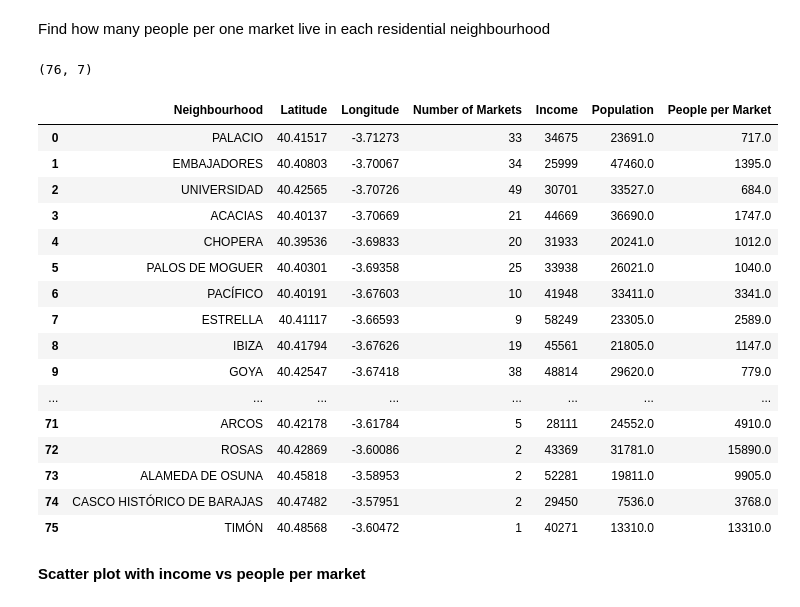
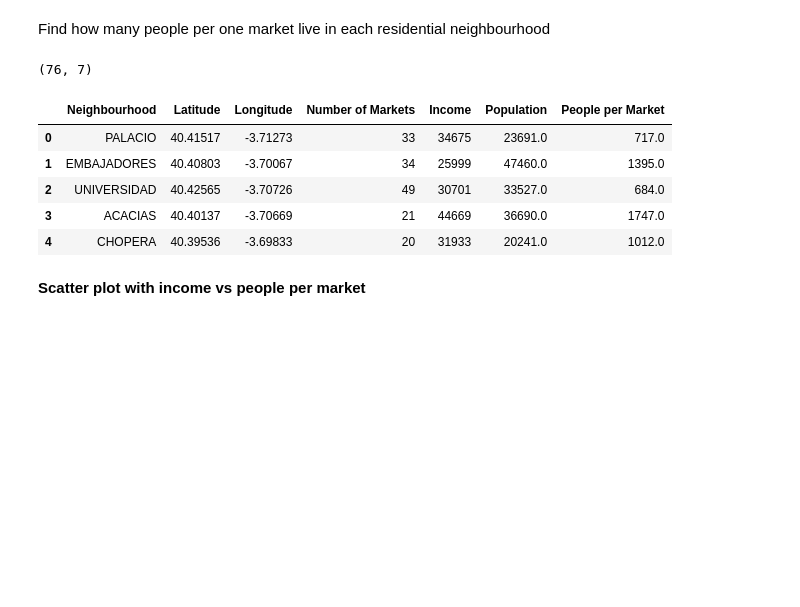
Before and after one commit to ejmacias/store_locations, a Jupyter notebook: Store_Locations/store_locations.ipynb, the cells around one changed output. Drawn from its saved outputs; the diff is of its cells as text; code cells hidden in the pictures; blank space fills up the shorter version.

```diff
--- a/Store_Locations/store_locations.ipynb
+++ b/Store_Locations/store_locations.ipynb
@@ -772,26 +772,15 @@ Find how many people per one market live in each residential neighbourhood
 # %%
 df_madrid_residential['People per Market'] = df_madrid_residential.apply(lambda x: (x['Population'] // x['Number of Markets']) if x['Number of Markets'] > 0 else x['Population'], axis=1)
 print(df_madrid_residential.shape)
-df_madrid_residential
+df_madrid_residential.head()
 # %% [output]
 (76, 7)
 |  | Neighbourhood | Latitude | Longitude | Number of Markets | Income | Population | People per Market |
 | 0 | PALACIO | 40.41517 | -3.71273 | 33 | 34675 | 23691.0 | 717.0 |
 | 1 | EMBAJADORES | 40.40803 | -3.70067 | 34 | 25999 | 47460.0 | 1395.0 |
 | 2 | UNIVERSIDAD | 40.42565 | -3.70726 | 49 | 30701 | 33527.0 | 684.0 |
 | 3 | ACACIAS | 40.40137 | -3.70669 | 21 | 44669 | 36690.0 | 1747.0 |
 | 4 | CHOPERA | 40.39536 | -3.69833 | 20 | 31933 | 20241.0 | 1012.0 |
-| 5 | PALOS DE MOGUER | 40.40301 | -3.69358 | 25 | 33938 | 26021.0 | 1040.0 |
-| 6 | PACÍFICO | 40.40191 | -3.67603 | 10 | 41948 | 33411.0 | 3341.0 |
-| 7 | ESTRELLA | 40.41117 | -3.66593 | 9 | 58249 | 23305.0 | 2589.0 |
-| 8 | IBIZA | 40.41794 | -3.67626 | 19 | 45561 | 21805.0 | 1147.0 |
-| 9 | GOYA | 40.42547 | -3.67418 | 38 | 48814 | 29620.0 | 779.0 |
-| ... | ... | ... | ... | ... | ... | ... | ... |
-| 71 | ARCOS | 40.42178 | -3.61784 | 5 | 28111 | 24552.0 | 4910.0 |
-| 72 | ROSAS | 40.42869 | -3.60086 | 2 | 43369 | 31781.0 | 15890.0 |
-| 73 | ALAMEDA DE OSUNA | 40.45818 | -3.58953 | 2 | 52281 | 19811.0 | 9905.0 |
-| 74 | CASCO HISTÓRICO DE BARAJAS | 40.47482 | -3.57951 | 2 | 29450 | 7536.0 | 3768.0 |
-| 75 | TIMÓN | 40.48568 | -3.60472 | 1 | 40271 | 13310.0 | 13310.0 |
 # %% [markdown]
 __Scatter plot with income vs people per market__
 # %%
```
Also changed, not shown: parts of 2 cells of this notebook, 3 other files.
